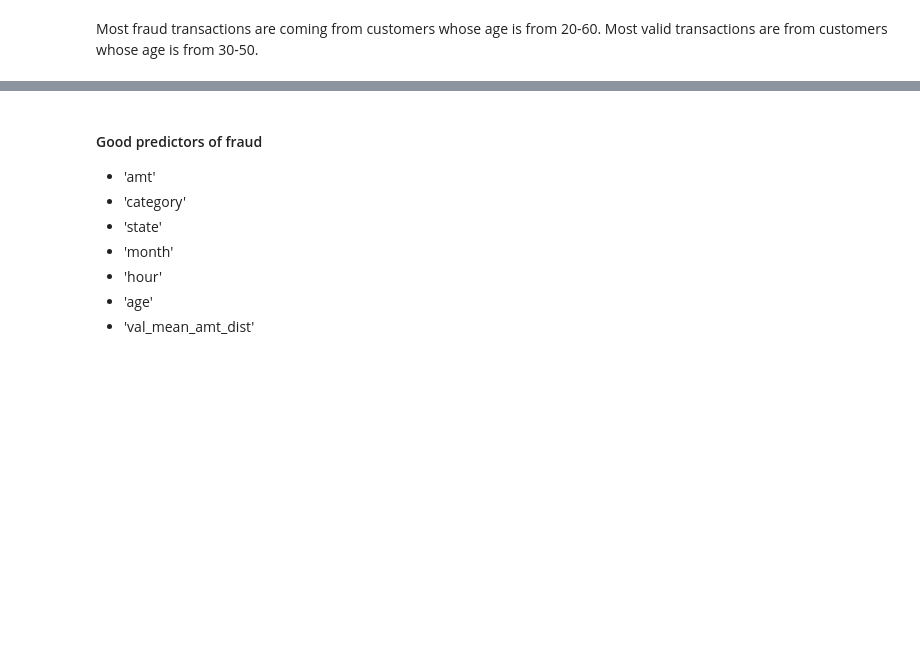
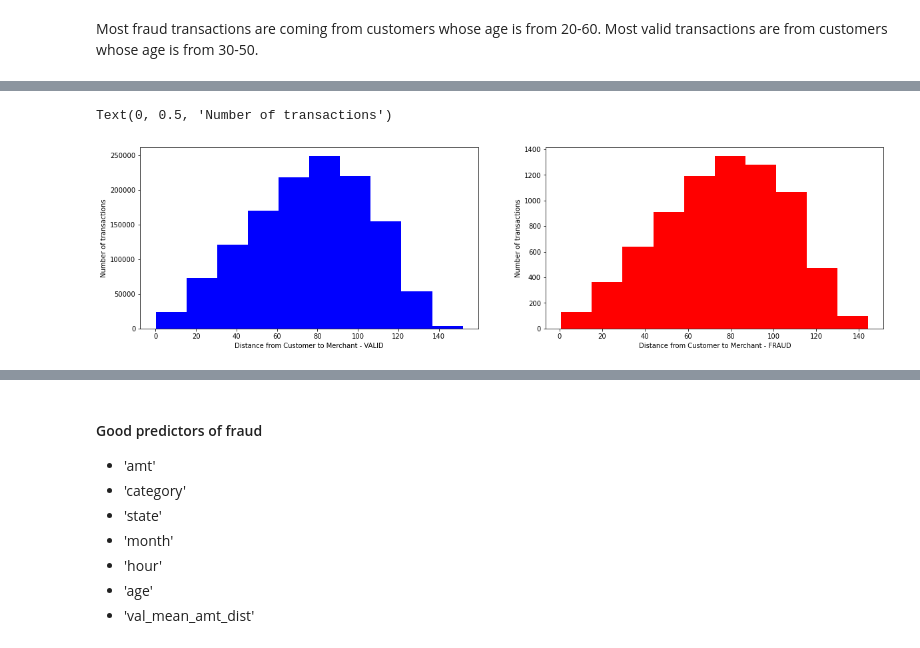
Before and after one commit to cchung106/Capstone-Two, a Jupyter notebook: Notebooks/02_EDA.ipynb, the cells around one changed output, grey strips where cells are left out. Drawn from its saved outputs; the diff is of its cells as text; code cells hidden in the pictures; blank space fills up the shorter version.

Commit message:
added distances from customer to merchant

```diff
--- a/Notebooks/02_EDA.ipynb
+++ b/Notebooks/02_EDA.ipynb
@@ -1042,0 +1047,3 @@ Most fraud transactions are coming from customers whose age is from 20-60. Most
+# %%
+# create new column in cc_data with distance between customer and merchant
+cc_data['distance'] = cc_data.apply(lambda row: calc_distance(row.lat, row.long, row.merch_lat, row.merch_long), axis = 1)
@@ -1042,0 +1080,3 @@ Most fraud transactions are coming from customers whose age is from 20-60. Most
+# %%
+# remove ' km' from 'distance' column
+cc_data['distance2'] = cc_data['distance'].astype(str).str.replace(' km', '')
@@ -1042,0 +1103,3 @@ Most fraud transactions are coming from customers whose age is from 20-60. Most
+# %%
+#convert distances to numeric
+cc_data['distance2'] = cc_data['distance2'].astype('float')
@@ -1042,0 +1126,18 @@ Most fraud transactions are coming from customers whose age is from 20-60. Most
+# %%
+#Redefine valid and fraud dataframes
+cc_data_fraud = cc_data[cc_data['is_fraud']==1]
+cc_data_valid = cc_data[cc_data['is_fraud']==0]
+# %%
+# histograms of 'distance' for valid and fraud
+fig, ax = plt.subplots(1, 2, figsize=(20, 5))
+ax[0].hist(cc_data_valid['distance2'], color = 'blue')
+ax[1].hist(cc_data_fraud['distance2'], color = 'red')
+
+ax[0].set_xlabel('Distance from Customer to Merchant - VALID')
+ax[0].set_ylabel('Number of transactions')
+
+ax[1].set_xlabel('Distance from Customer to Merchant - FRAUD')
+ax[1].set_ylabel('Number of transactions')
+# %% [output]
+Text(0, 0.5, 'Number of transactions')
+[figure, added]
```
Also changed, not shown: parts of 24 cells of this notebook.
